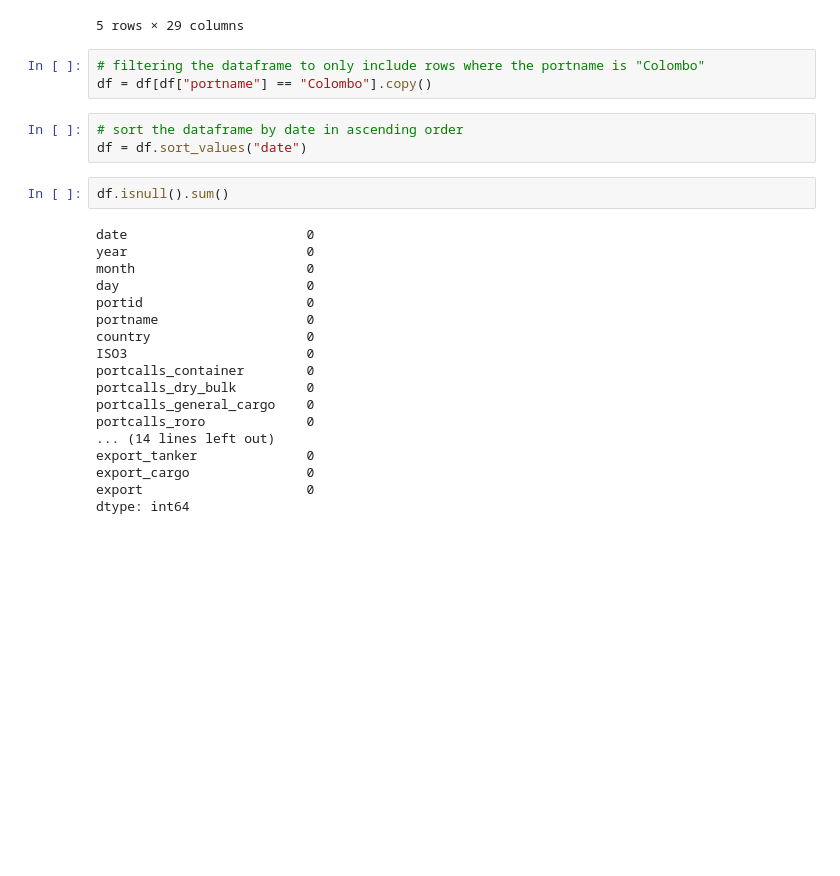
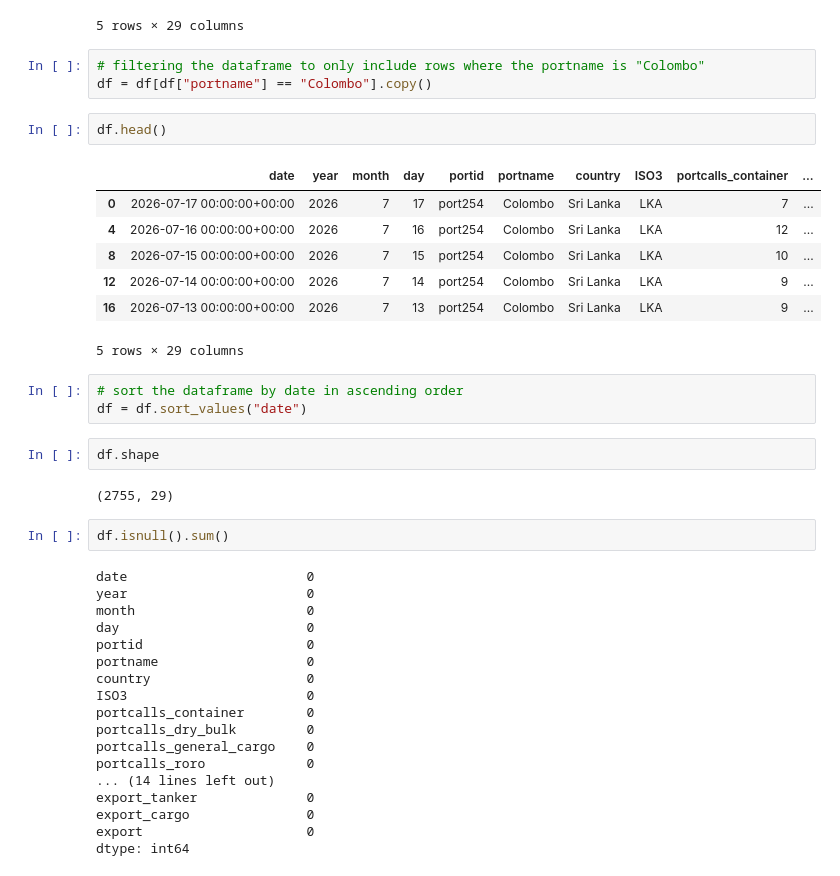
Before and after one commit to AchinthaThennakoon/AML_SL_port_activity_prediction_XAI, a Jupyter notebook: SL_port_activity_prediction.ipynb, the cells around one changed output. Drawn from its saved outputs; the diff is of its cells as text; blank space fills up the shorter version.

```diff
--- a/SL_port_activity_prediction.ipynb
+++ b/SL_port_activity_prediction.ipynb
@@ -26,9 +32,23 @@ df.head(5)
 # %%
 # filtering the dataframe to only include rows where the portname is "Colombo"
 df = df[df["portname"] == "Colombo"].copy()
+# %%
+df.head()
+# %% [output]
+|  | date | year | month | day | portid | portname | country | ISO3 | portcalls_container | ... |
+| 0 | 2026-07-17 00:00:00+00:00 | 2026 | 7 | 17 | port254 | Colombo | Sri Lanka | LKA | 7 | ... |
+| 4 | 2026-07-16 00:00:00+00:00 | 2026 | 7 | 16 | port254 | Colombo | Sri Lanka | LKA | 12 | ... |
+| 8 | 2026-07-15 00:00:00+00:00 | 2026 | 7 | 15 | port254 | Colombo | Sri Lanka | LKA | 10 | ... |
+| 12 | 2026-07-14 00:00:00+00:00 | 2026 | 7 | 14 | port254 | Colombo | Sri Lanka | LKA | 9 | ... |
+| 16 | 2026-07-13 00:00:00+00:00 | 2026 | 7 | 13 | port254 | Colombo | Sri Lanka | LKA | 9 | ... |
+5 rows × 29 columns
 # %%
 # sort the dataframe by date in ascending order
 df = df.sort_values("date")
+# %%
+df.shape
+# %% [output]
+(2755, 29)
 # %%
 df.isnull().sum()
 # %% [output]
```
Also changed, not shown: parts of 16 cells of this notebook.
